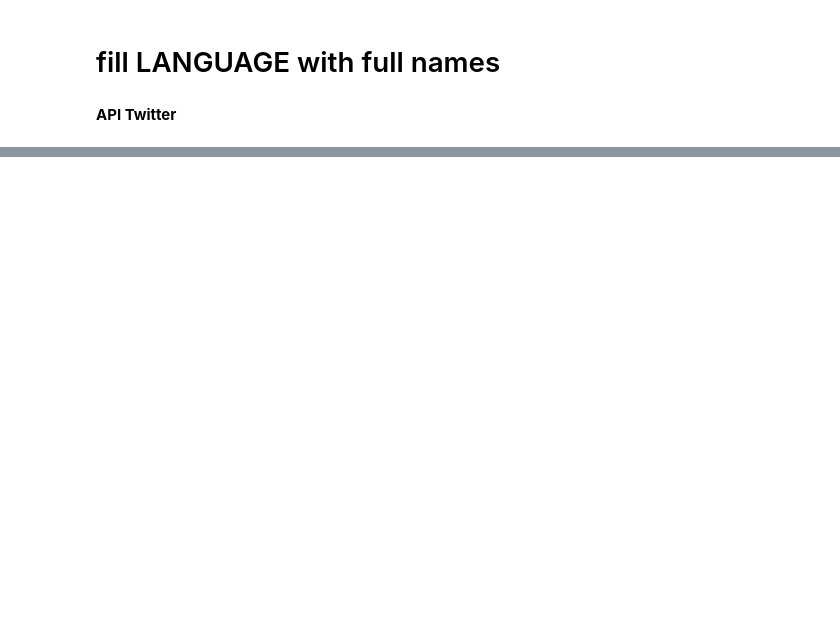
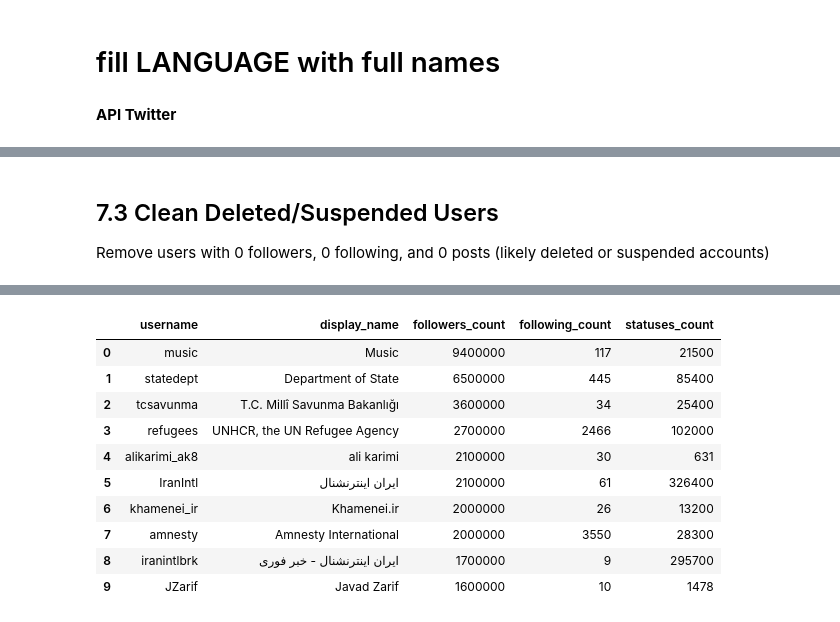
Before and after one commit to Nitaybenadmon123/Iran, a Jupyter notebook: Iranian_Users_Data_Analysis.ipynb, the cells around one changed output, grey strips where cells are left out. Saved outputs shown, nothing was run; the diff lists cells and outputs as text; code cells hidden in the pictures; blank space fills up the shorter version.

```diff
--- a/Iranian_Users_Data_Analysis.ipynb
+++ b/Iranian_Users_Data_Analysis.ipynb
@@ -3206,0 +4859,69 @@ ls /content/drive/MyDrive/Iran/POIs/tools
+# %% [markdown]
+## 7.3 Clean Deleted/Suspended Users
+
+Remove users with 0 followers, 0 following, and 0 posts (likely deleted or suspended accounts)
+# %%
+"""
+Clean POI_twitter_users_data.csv by removing deleted/suspended users
+These are users with 0 followers, 0 following, AND 0 statuses
+"""
+
+import pandas as pd
+from pathlib import Path
+
+print("=" * 80)
+print("🧹 CLEANING DELETED/SUSPENDED USERS")
+print("=" * 80)
+
+# Paths
+IRAN_ROOT = Path(r"c:\Users\nitib\OneDrive\שולחן העבודה\Iran\Iran")
+POIS_DIR = IRAN_ROOT / 'POIs'
+INPUT_CSV = POIS_DIR / 'POI_twitter_users_data.csv'
+
+# Load data
+df = pd.read_csv(INPUT_CSV, encoding='utf-8-sig')
+original_count = len(df)
+
+print(f"\n📊 Original data: {original_count} users")
+
+# Identify deleted/suspended users (all three fields are 0)
+deleted_mask = (
+    (df['followers_count'] == 0) &
+    (df['following_count'] == 0) &
+    (df['statuses_count'] == 0)
+)
+
+deleted_users = df[deleted_mask]
+deleted_count = len(deleted_users)
+
+print(f"\n🗑️  Found {deleted_count} deleted/suspended users:")
+if deleted_count > 0:
+    print("\nDeleted users:")
+    for idx, row in deleted_users.iterrows():
+        print(f"   - {row['username']} (@{row['display_name']})")
+
+# Remove deleted users
+df_clean = df[~deleted_mask].copy()
+clean_count = len(df_clean)
+
+print(f"\n✅ Cleaned data: {clean_count} users")
+print(f"🗑️  Removed: {deleted_count} users")
+print(f"📉 Reduction: {(deleted_count/original_count*100):.1f}%")
+
+# Save cleaned data
+df_clean.to_csv(INPUT_CSV, index=False, encoding='utf-8-sig')
+print(f"\n💾 Saved to: {INPUT_CSV}")
+
+# Show statistics of cleaned data
+print(f"\n{'='*80}")
+print("📊 CLEANED DATA STATISTICS")
+print(f"{'='*80}")
+print(f"Total users: {clean_count}")
+print(f"Average followers: {df_clean['followers_count'].mean():,.0f}")
+print(f"Average following: {df_clean['following_count'].mean():,.0f}")
+print(f"Average posts: {df_clean['statuses_count'].mean():,.0f}")
+
+# Show sample
+print("\n📋 Sample of cleaned data:")
+display(df_clean[['username', 'display_name', 'followers_count', 'following_count', 'statuses_count']].head(10))
+# %% [output]
@@ -3206,0 +4945,11 @@ ls /content/drive/MyDrive/Iran/POIs/tools
+|  | username | display_name | followers_count | following_count | statuses_count |
+| 0 | music | Music | 9400000 | 117 | 21500 |
+| 1 | statedept | Department of State | 6500000 | 445 | 85400 |
+| 2 | tcsavunma | T.C. Millî Savunma Bakanlığı | 3600000 | 34 | 25400 |
+| 3 | refugees | UNHCR, the UN Refugee Agency | 2700000 | 2466 | 102000 |
+| 4 | alikarimi_ak8 | ali karimi | 2100000 | 30 | 631 |
+| 5 | IranIntl | ايران اينترنشنال | 2100000 | 61 | 326400 |
+| 6 | khamenei_ir | Khamenei.ir | 2000000 | 26 | 13200 |
+| 7 | amnesty | Amnesty International | 2000000 | 3550 | 28300 |
+| 8 | iranintlbrk | ایران اینترنشنال - خبر فوری | 1700000 | 9 | 295700 |
+| 9 | JZarif | Javad Zarif | 1600000 | 10 | 1478 |
```
Also changed, not shown: parts of 28 cells of this notebook, 18 other files.
